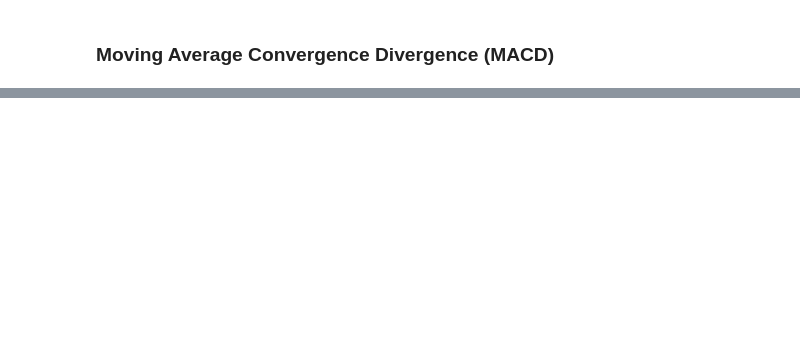
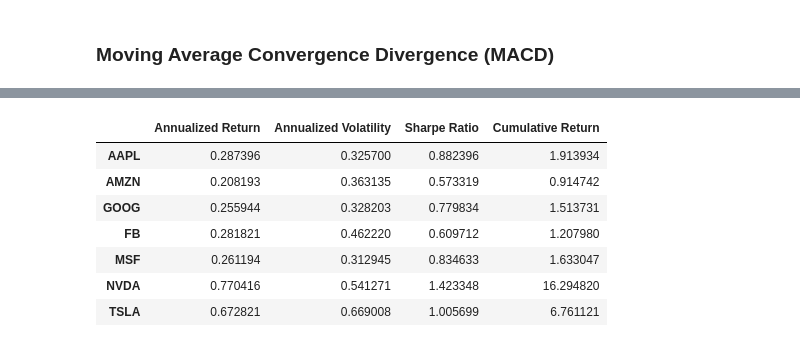
Before and after one commit to OliyadTeshome/News_Sentiment_Driven_Price_Prediction, a Jupyter notebook: notebooks/quantitative_analysis.ipynb, the cells around one changed output, grey strips where cells are left out. Drawn from its saved outputs; the diff is of its cells as text; code cells hidden in the pictures; blank space fills up the shorter version.

```diff
--- a/notebooks/quantitative_analysis.ipynb
+++ b/notebooks/quantitative_analysis.ipynb
@@ -239,24 +154,3 @@ for t in tickers:
     df.loc[mask, 'TA_MACD'] = macd
     df.loc[mask, 'TA_MACD_SIGNAL'] = macdsignal
     df.loc[mask, 'TA_MACD_HIST'] = macdhist
-# %%
-# Create a plot for each ticker showing MACD, MACD Signal, and MACD Histogram
-fig_macd, axes_macd = plt.subplots(num_tickers, 1, figsize=(14, 4 * num_tickers), sharex=True)
-
-if num_tickers == 1:
-    axes_macd = [axes_macd]
-
-for i, ticker in enumerate(tickers):
-    ax_macd = axes_macd[i]
-    data_macd = df[df['Ticker'] == ticker]
-    ax_macd.plot(data_macd['Date'], data_macd['TA_MACD'], label='MACD', color='blue', linewidth=1)
-    ax_macd.plot(data_macd['Date'], data_macd['TA_MACD_SIGNAL'], label='Signal', color='orange', linewidth=1)
-    ax_macd.bar(data_macd['Date'], data_macd['TA_MACD_HIST'], label='Histogram', color='gray', alpha=0.5, width=1)
-    ax_macd.set_title(f"{ticker} - MACD")
-    ax_macd.set_ylabel("MACD Value")
-    ax_macd.legend(loc='upper left')
-    ax_macd.grid(True)
-
-plt.xlabel("Date")
-plt.tight_layout()
-plt.show()
@@ -283,0 +171,31 @@ In this section, the notebook computes and visualizes the Moving Average Converg
+# %%
+# Calculate performance metrics for each ticker in df and display as a DataFrame
+metrics = {}
+
+for ticker in tickers:
+    ticker_df = df[df['Ticker'] == ticker].sort_values('Date')
+    close = ticker_df['Close']
+    returns = close.pct_change()
+    cumulative_return = (returns + 1).cumprod() - 1
+    volatility = returns.std() * np.sqrt(252)
+    annualized_return = returns.mean() * 252
+    sharpe_ratio = annualized_return / volatility if volatility != 0 else np.nan
+
+    metrics[ticker] = {
+        'Annualized Return': annualized_return,
+        'Annualized Volatility': volatility,
+        'Sharpe Ratio': sharpe_ratio,
+        'Cumulative Return': cumulative_return.iloc[-1]
+    }
+
+metrics_df = pd.DataFrame(metrics).T
+display(metrics_df)
+# %% [output]
+|  | Annualized Return | Annualized Volatility | Sharpe Ratio | Cumulative Return |
+| AAPL | 0.287396 | 0.325700 | 0.882396 | 1.913934 |
+| AMZN | 0.208193 | 0.363135 | 0.573319 | 0.914742 |
+| GOOG | 0.255944 | 0.328203 | 0.779834 | 1.513731 |
+| FB | 0.281821 | 0.462220 | 0.609712 | 1.207980 |
+| MSF | 0.261194 | 0.312945 | 0.834633 | 1.633047 |
+| NVDA | 0.770416 | 0.541271 | 1.423348 | 16.294820 |
+| TSLA | 0.672821 | 0.669008 | 1.005699 | 6.761121 |
```
Also changed, not shown: parts of 11 cells of this notebook.
